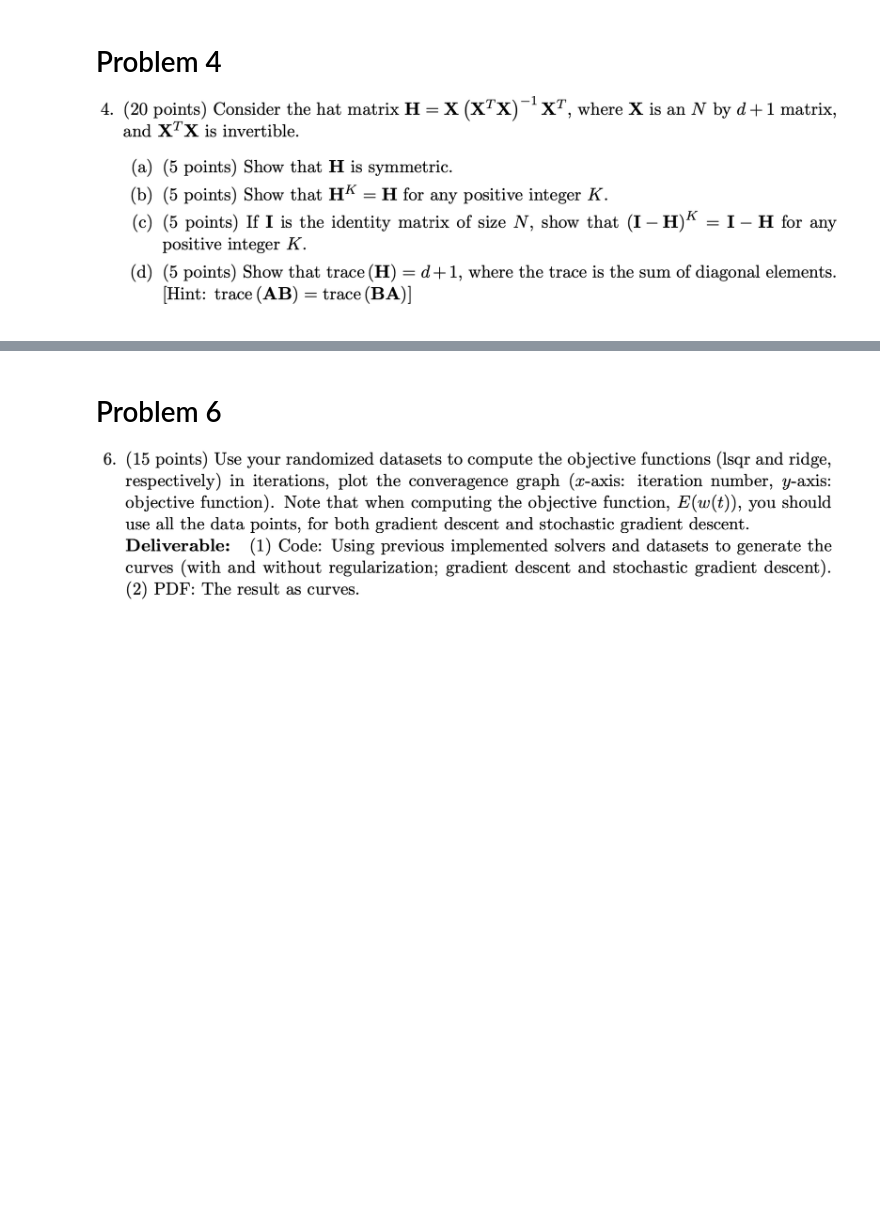
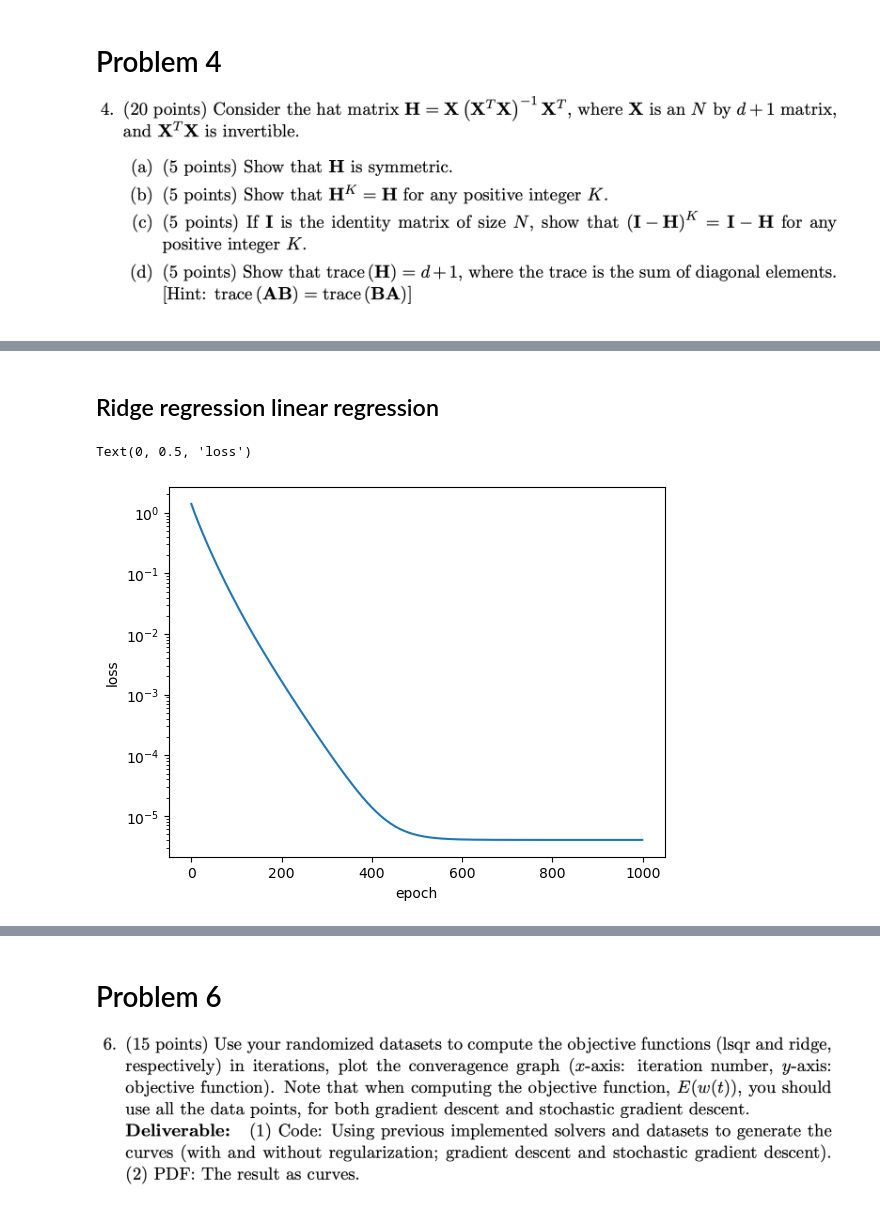
Before and after one commit to evanhanders/MLAI_courses_2024, a Jupyter notebook: cmpsci_165B_machine_learning/hw1_perceptron/hw2.ipynb, the cells around one changed output, grey strips where cells are left out. Cells and saved outputs as stored; diff of their text form; code cells hidden in the pictures; blank space fills up the shorter version.

```diff
--- a/cmpsci_165B_machine_learning/hw1_perceptron/hw2.ipynb
+++ b/cmpsci_165B_machine_learning/hw1_perceptron/hw2.ipynb
@@ -77,0 +189,10 @@ $2(\mathbf{X}^T \mathbf{X} + \lambda)\mathbf{w} - 2 \mathbf{X}^T \mathbf{y} = 0
+# %% [markdown]
+## Ridge regression linear regression
+# %%
+gd_weights, gd_reg_losses = train_model(x, y, lam=1e-6, lr=3e-2)
+plt.semilogy(gd_reg_losses)
+plt.xlabel('epoch')
+plt.ylabel('loss')
+# %% [output]
+Text(0, 0.5, 'loss')
+[figure, added]
```
Also changed, not shown: parts of 18 cells of this notebook.
